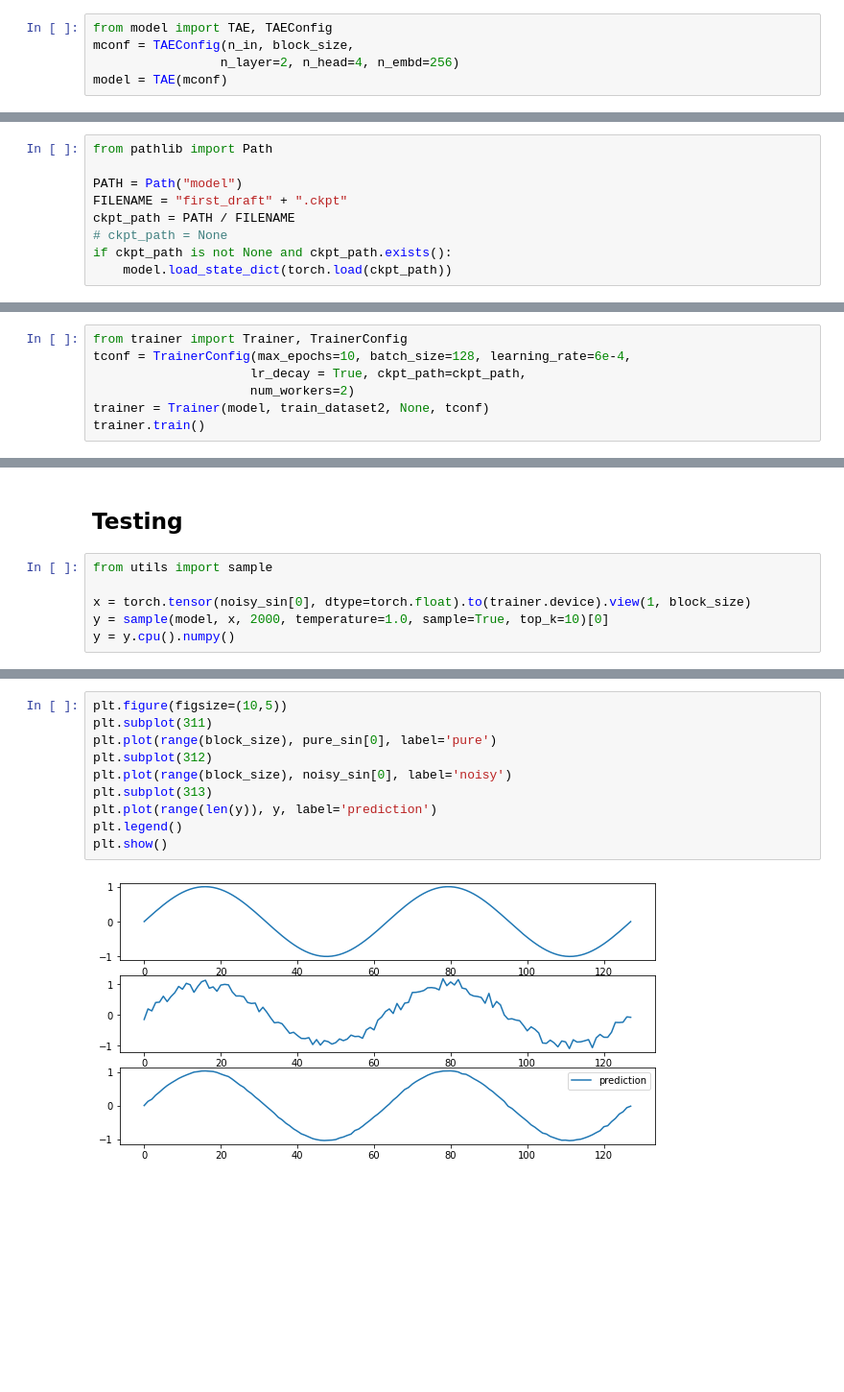
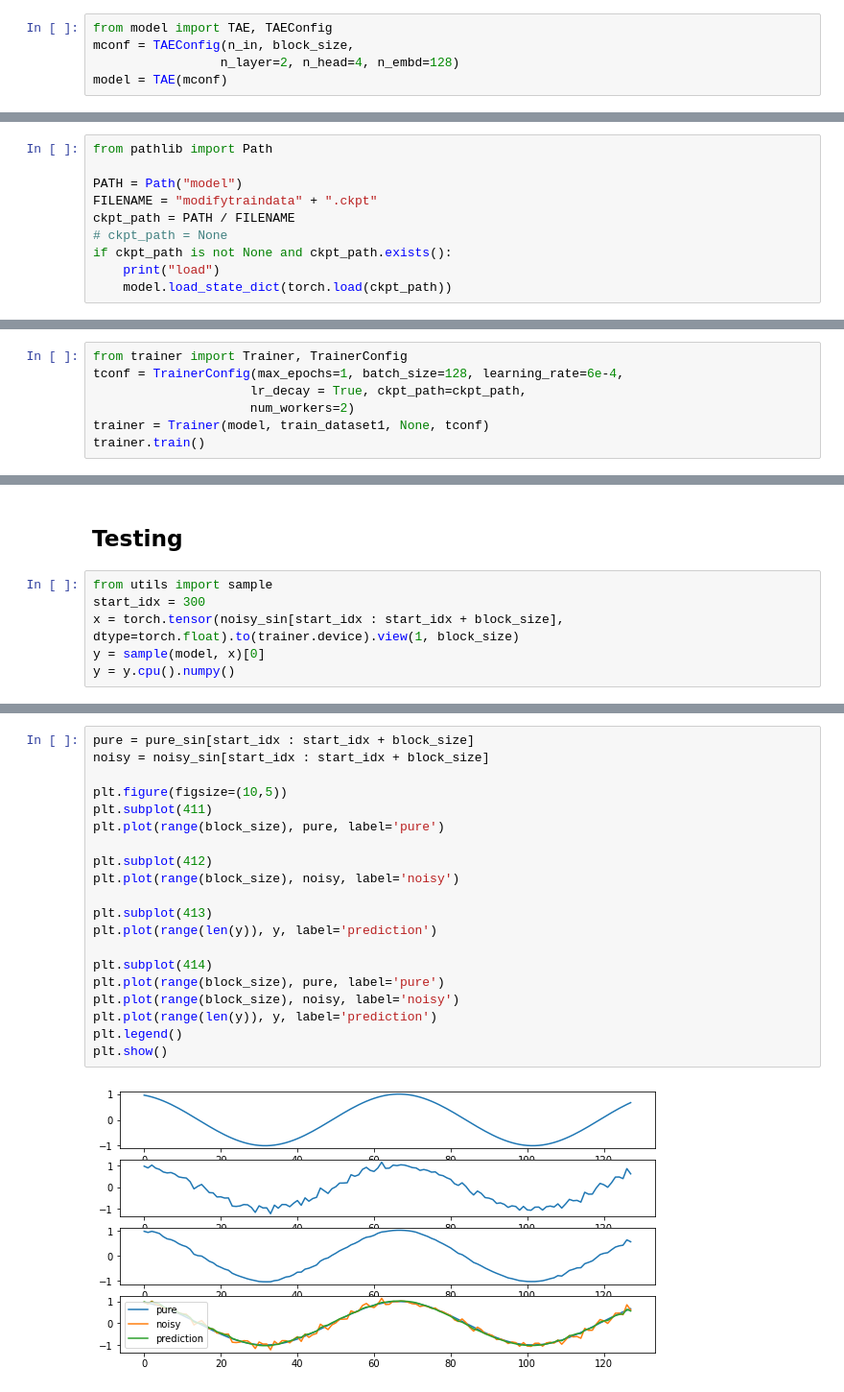
Before and after one commit to Upota/Transformer_Auto-Encoder, a Jupyter notebook: Denoising Signal.ipynb, the cells around one changed output, grey strips where cells are left out. Shown at 96% size. Drawn from its saved outputs; the diff is of its cells as text; blank space fills up the shorter version.

```diff
--- a/Denoising Signal.ipynb
+++ b/Denoising Signal.ipynb
@@ -94,6 +104,6 @@ test_dataset2 = SinDataset(x_test, y_test, block_size)
 # %%
 from model import TAE, TAEConfig
 mconf = TAEConfig(n_in, block_size,
-                 n_layer=2, n_head=4, n_embd=256)
+                 n_layer=2, n_head=4, n_embd=128)
 model = TAE(mconf)
 # %% [output]
@@ -107,8 +117,9 @@ gc.collect()
 from pathlib import Path
 
 PATH = Path("model")
-FILENAME = "first_draft" + ".ckpt"
+FILENAME = "modifytraindata" + ".ckpt"
 ckpt_path = PATH / FILENAME
 # ckpt_path = None
 if ckpt_path is not None and ckpt_path.exists():
+    print("load")
     model.load_state_dict(torch.load(ckpt_path))
@@ -116,9 +129,9 @@ if ckpt_path is not None and ckpt_path.exists():
 ## Training
 # %%
 from trainer import Trainer, TrainerConfig
-tconf = TrainerConfig(max_epochs=10, batch_size=128, learning_rate=6e-4,
+tconf = TrainerConfig(max_epochs=1, batch_size=128, learning_rate=6e-4,
                      lr_decay = True, ckpt_path=ckpt_path,
                      num_workers=2)
-trainer = Trainer(model, train_dataset2, None, tconf)
+trainer = Trainer(model, train_dataset1, None, tconf)
 trainer.train()
 # %% [output]
@@ -141,9 +145,9 @@ plt.plot(range(len(trainer.losses)), trainer.losses)
 ## Testing
 # %%
 from utils import sample
-
-x = torch.tensor(noisy_sin[0], dtype=torch.float).to(trainer.device).view(1, block_size)
-y = sample(model, x, 2000, temperature=1.0, sample=True, top_k=10)[0]
+start_idx = 300
+x = torch.tensor(noisy_sin[start_idx : start_idx + block_size], dtype=torch.float).to(trainer.device).view(1, block_size)
+y = sample(model, x)[0]
 y = y.cpu().numpy()
 # %%
 plt.plot(range(len(y)), y)
@@ -153,13 +157,23 @@ plt.plot(range(len(y)), y)
 # %%
+pure = pure_sin[start_idx : start_idx + block_size]
+noisy = noisy_sin[start_idx : start_idx + block_size]
+
 plt.figure(figsize=(10,5))
-plt.subplot(311)
-plt.plot(range(block_size), pure_sin[0], label='pure')
-plt.subplot(312)
-plt.plot(range(block_size), noisy_sin[0], label='noisy')
-plt.subplot(313)
+plt.subplot(411)
+plt.plot(range(block_size), pure, label='pure')
+
+plt.subplot(412)
+plt.plot(range(block_size), noisy, label='noisy')
+
+plt.subplot(413)
+plt.plot(range(len(y)), y, label='prediction')
+
+plt.subplot(414)
+plt.plot(range(block_size), pure, label='pure')
+plt.plot(range(block_size), noisy, label='noisy')
 plt.plot(range(len(y)), y, label='prediction')
 plt.legend()
 plt.show()
 # %% [output]
-[figure, old version]
+[figure, new version]
 # %%
```
Also changed, not shown: parts of 24 cells of this notebook, 3 other files.
